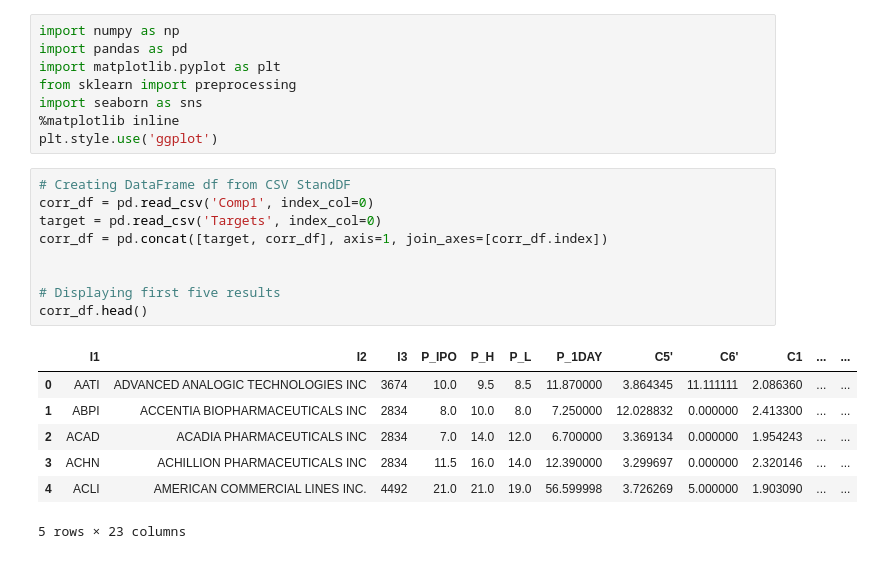
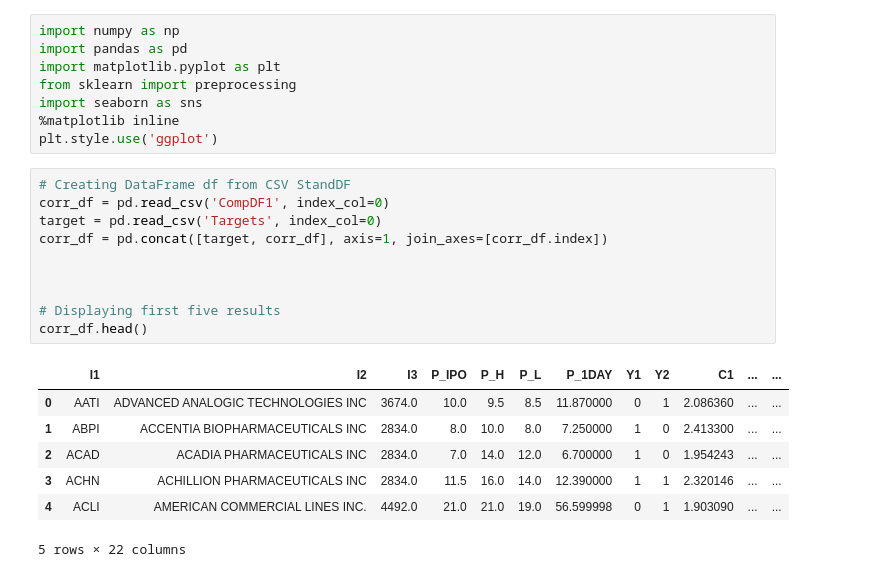
Before and after one commit to BA545-SP2019/2019-competition1-jkj, a Jupyter notebook: Pipeline 1 (Z-Score)/FilterCorrelation1.ipynb, the cells around one changed output. Saved outputs shown, nothing was run; the diff lists cells and outputs as text.

```diff
--- a/Pipeline 1 (Z-Score)/FilterCorrelation1.ipynb
+++ b/Pipeline 1 (Z-Score)/FilterCorrelation1.ipynb
@@ -8,21 +8,22 @@ import seaborn as sns
 plt.style.use('ggplot')
 # %%
 # Creating DataFrame df from CSV StandDF
-corr_df = pd.read_csv('Comp1', index_col=0)
+corr_df = pd.read_csv('CompDF1', index_col=0)
 target = pd.read_csv('Targets', index_col=0)
 corr_df = pd.concat([target, corr_df], axis=1, join_axes=[corr_df.index])
 
 
+
 # Displaying first five results
 corr_df.head()
 # %% [output]
-|  | I1 | I2 | I3 | P_IPO | P_H | P_L | P_1DAY | C5' | C6' | C1 | ... | ... |
-| 0 | AATI | ADVANCED ANALOGIC TECHNOLOGIES INC | 3674 | 10.0 | 9.5 | 8.5 | 11.870000 | 3.864345 | 11.111111 | 2.086360 | ... | ... |
-| 1 | ABPI | ACCENTIA BIOPHARMACEUTICALS INC | 2834 | 8.0 | 10.0 | 8.0 | 7.250000 | 12.028832 | 0.000000 | 2.413300 | ... | ... |
-| 2 | ACAD | ACADIA PHARMACEUTICALS INC | 2834 | 7.0 | 14.0 | 12.0 | 6.700000 | 3.369134 | 0.000000 | 1.954243 | ... | ... |
-| 3 | ACHN | ACHILLION PHARMACEUTICALS INC | 2834 | 11.5 | 16.0 | 14.0 | 12.390000 | 3.299697 | 0.000000 | 2.320146 | ... | ... |
-| 4 | ACLI | AMERICAN COMMERCIAL LINES INC. | 4492 | 21.0 | 21.0 | 19.0 | 56.599998 | 3.726269 | 5.000000 | 1.903090 | ... | ... |
+|  | I1 | I2 | I3 | P_IPO | P_H | P_L | P_1DAY | Y1 | Y2 | C1 | ... | ... |
+| 0 | AATI | ADVANCED ANALOGIC TECHNOLOGIES INC | 3674.0 | 10.0 | 9.5 | 8.5 | 11.870000 | 0 | 1 | 2.086360 | ... | ... |
+| 1 | ABPI | ACCENTIA BIOPHARMACEUTICALS INC | 2834.0 | 8.0 | 10.0 | 8.0 | 7.250000 | 1 | 0 | 2.413300 | ... | ... |
+| 2 | ACAD | ACADIA PHARMACEUTICALS INC | 2834.0 | 7.0 | 14.0 | 12.0 | 6.700000 | 1 | 0 | 1.954243 | ... | ... |
+| 3 | ACHN | ACHILLION PHARMACEUTICALS INC | 2834.0 | 11.5 | 16.0 | 14.0 | 12.390000 | 1 | 1 | 2.320146 | ... | ... |
+| 4 | ACLI | AMERICAN COMMERCIAL LINES INC. | 4492.0 | 21.0 | 21.0 | 19.0 | 56.599998 | 0 | 1 | 1.903090 | ... | ... |
-5 rows × 23 columns
+5 rows × 22 columns
 # %%
 #Calculate correlation with .corr():
 print(corr_df.corr(method = 'spearman'))
```
Also changed, not shown: parts of 4 cells of this notebook, 2 other files.
